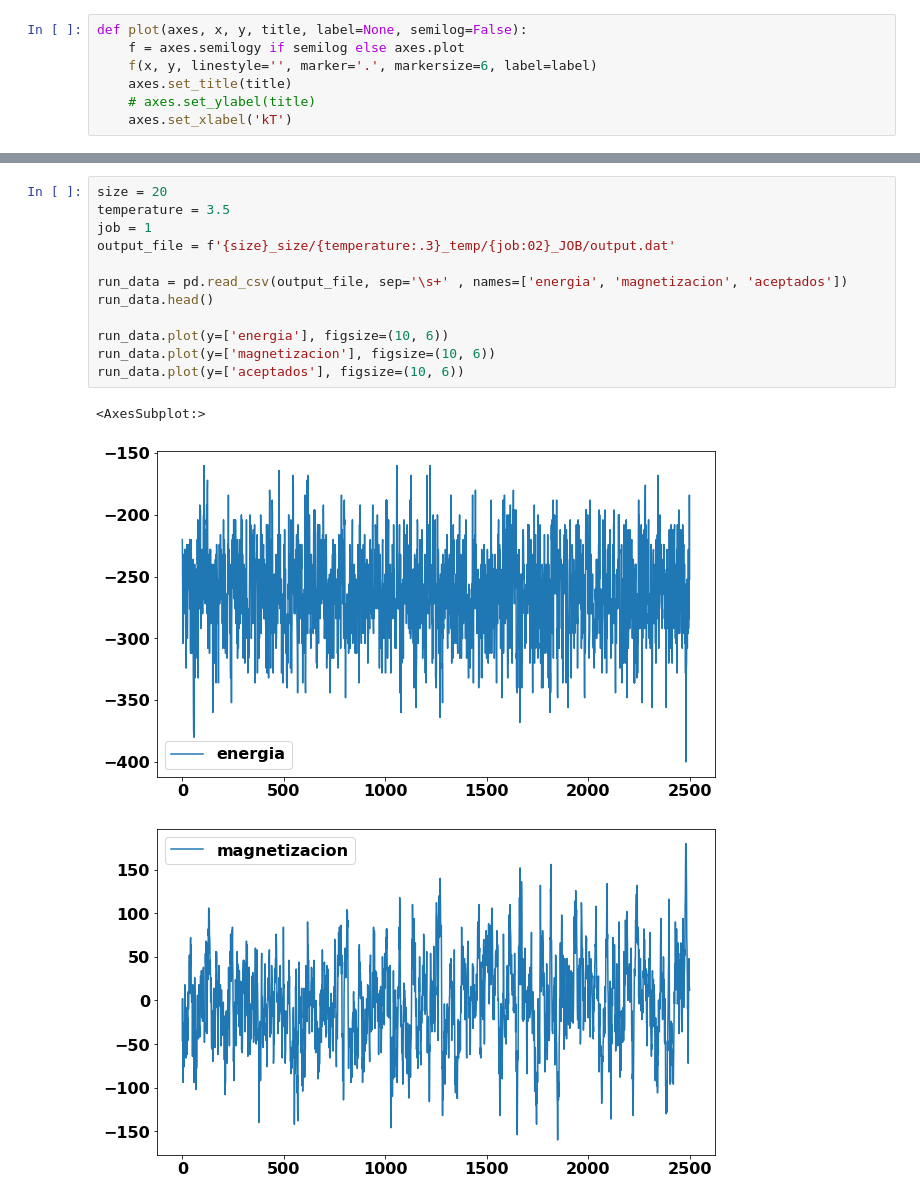
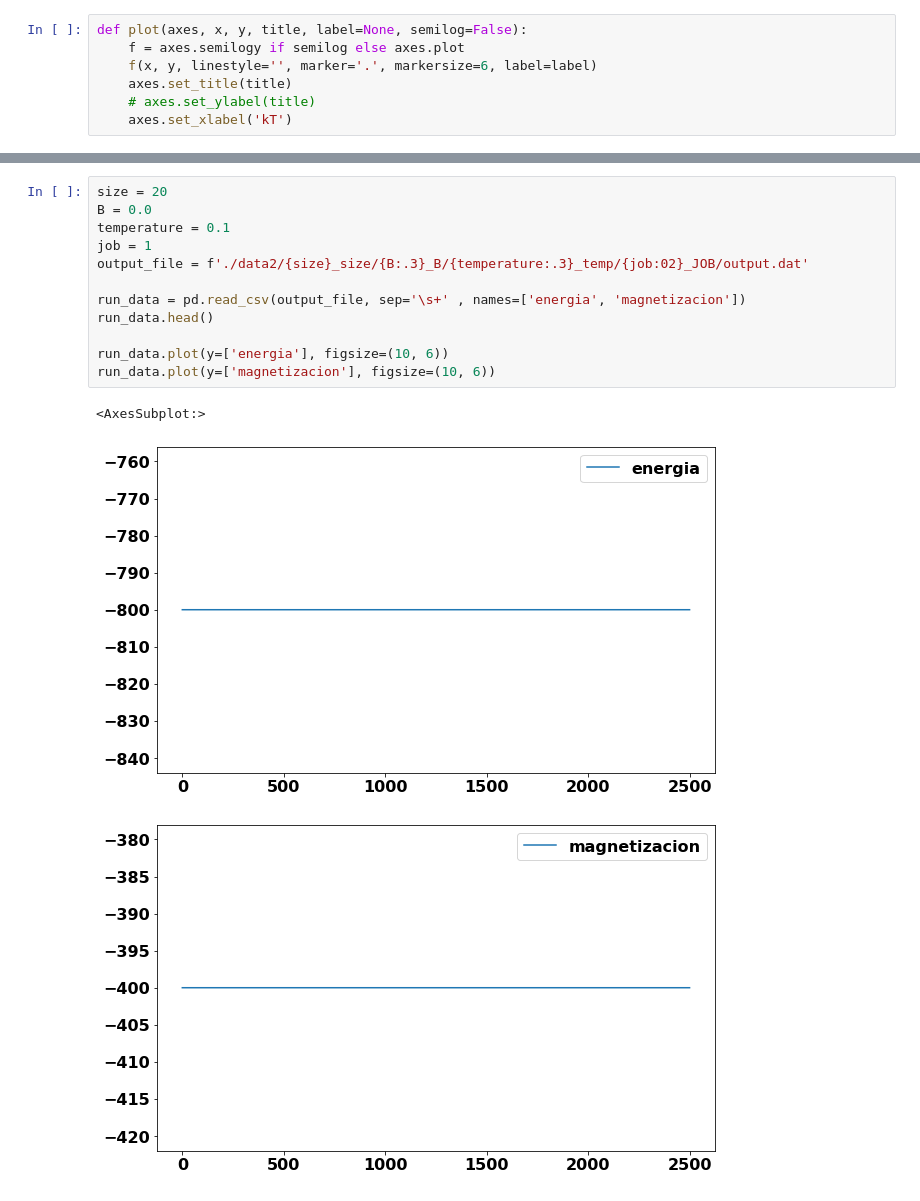
Before and after one commit to sstandre/ising, a Jupyter notebook: analisis.ipynb, the cells around one changed output, grey strips where cells are left out. Saved outputs shown, nothing was run; the diff lists cells and outputs as text.

```diff
--- a/analisis.ipynb
+++ b/analisis.ipynb
@@ -43,16 +46,16 @@ data_raw.head(10)
 # %%
 size = 20
-temperature = 3.5
+B = 0.0
+temperature = 0.1
 job = 1
-output_file = f'{size}_size/{temperature:.3}_temp/{job:02}_JOB/output.dat'
+output_file = f'./data2/{size}_size/{B:.3}_B/{temperature:.3}_temp/{job:02}_JOB/output.dat'
 
-run_data = pd.read_csv(output_file, sep='\s+' , names=['energia', 'magnetizacion', 'aceptados'])
+run_data = pd.read_csv(output_file, sep='\s+' , names=['energia', 'magnetizacion'])
 run_data.head()
 
 run_data.plot(y=['energia'], figsize=(10, 6))
 run_data.plot(y=['magnetizacion'], figsize=(10, 6))
-run_data.plot(y=['aceptados'], figsize=(10, 6))
 # %% [output]
 <AxesSubplot:>
-[figure, old version]
+[figure, new version]
-[figure, old version]
+[figure, new version]
```
Also changed, not shown: parts of 7 cells of this notebook, 6 other files.
